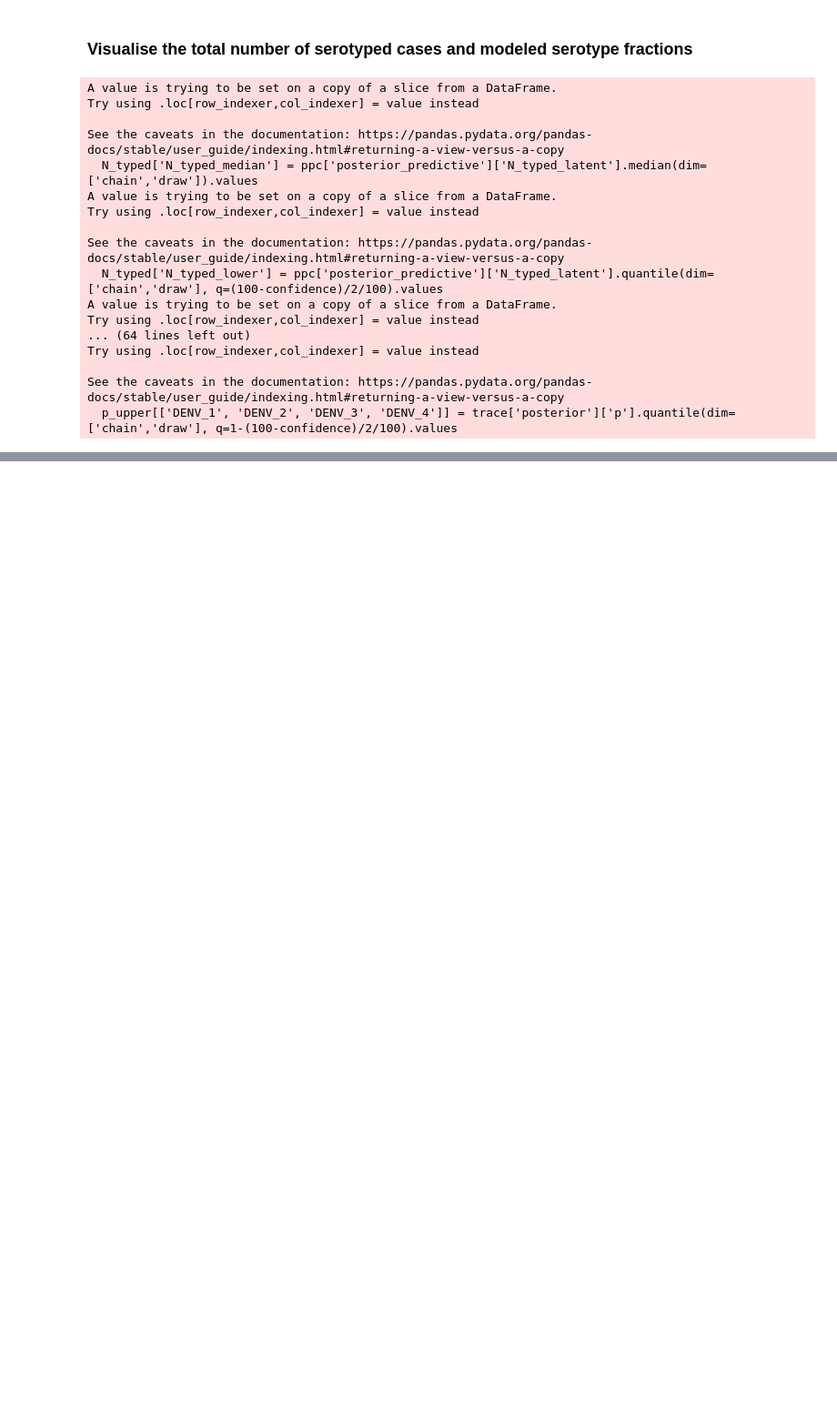
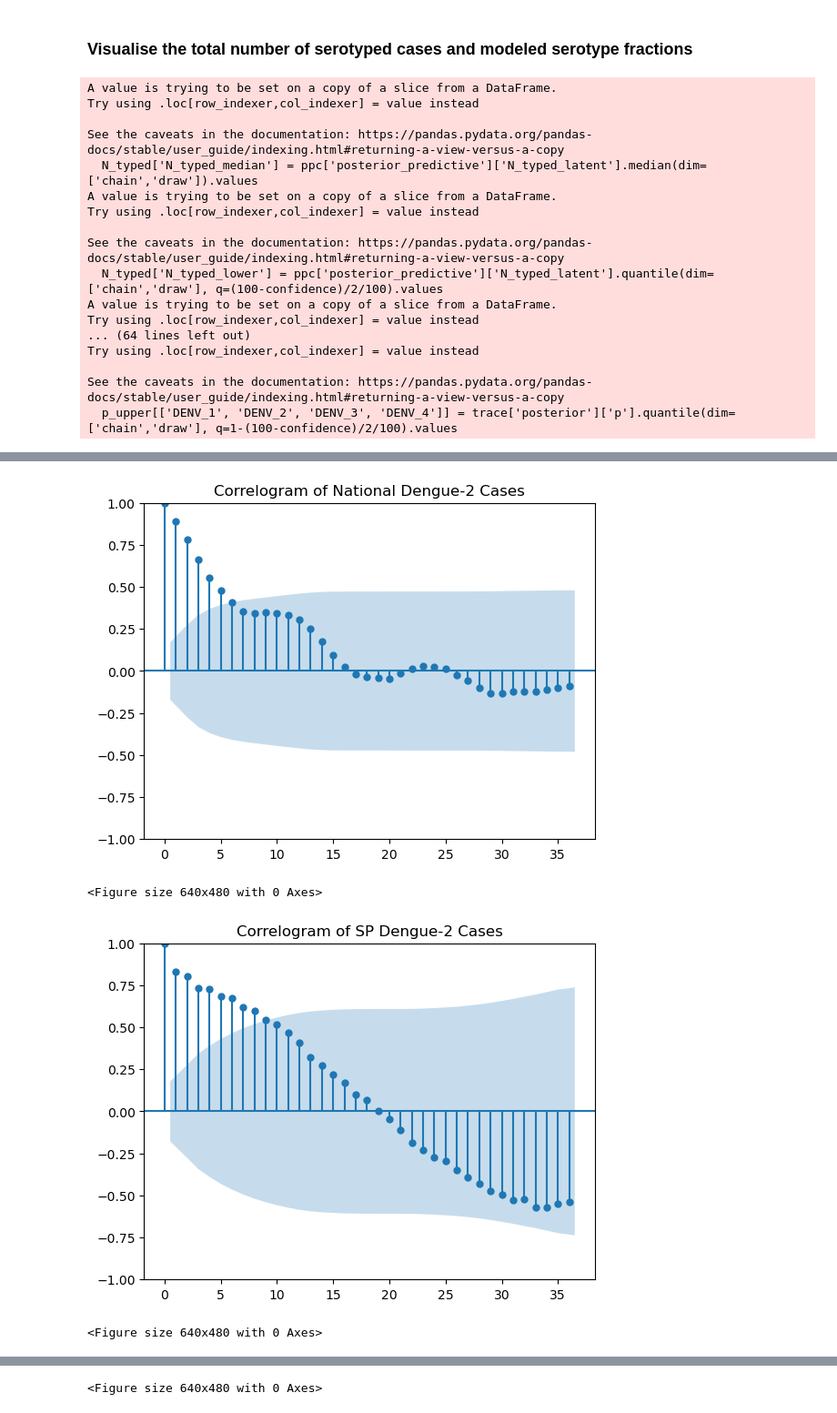
Before and after one commit to twallema/Cornell-hierarchDENV, a Jupyter notebook: data/conversion/modeling_serotypes/visualise-model.ipynb, the cells around one changed output, grey strips where cells are left out. Shown: that part at 91% size. Drawn from its saved outputs; the diff is of its cells as text; code cells hidden in the pictures; blank space fills up the shorter version.

```diff
--- a/data/conversion/modeling_serotypes/visualise-model.ipynb
+++ b/data/conversion/modeling_serotypes/visualise-model.ipynb
@@ -299,0 +300,31 @@ plt.close()
+# %%
+
+DENV_serotype = 2
+df = Y_obs[f'p_{DENV_serotype}']
+df = df.unstack(level=0)
+
+from statsmodels.graphics.tsaplots import plot_acf
+
+# Average over states (ignore NaNs)
+national_series = df.sum(axis=1)
+
+# Plot ACF
+plot_acf(national_series.dropna(), lags=36)
+plt.title(f'Correlogram of National Dengue-{DENV_serotype} Cases')
+plt.show()
+plt.close()
+
+
+# State-by-state plot
+states_to_plot = ['SP', 'RJ', 'SP']  # Pick states of interest
+for state in states_to_plot:
+    plt.figure()
+    plot_acf(df[state].dropna(), lags=36)
+    plt.title(f'Correlogram of {state} Dengue-{DENV_serotype} Cases')
+    plt.show()
+    plt.close()
+# %% [output]
+[figure, added]
+<Figure size 640x480 with 0 Axes>
+[figure, added]
+<Figure size 640x480 with 0 Axes>
@@ -299,0 +332 @@ plt.close()
+<Figure size 640x480 with 0 Axes>
```
Also changed, not shown: parts of 5 cells of this notebook, 1 other file.
